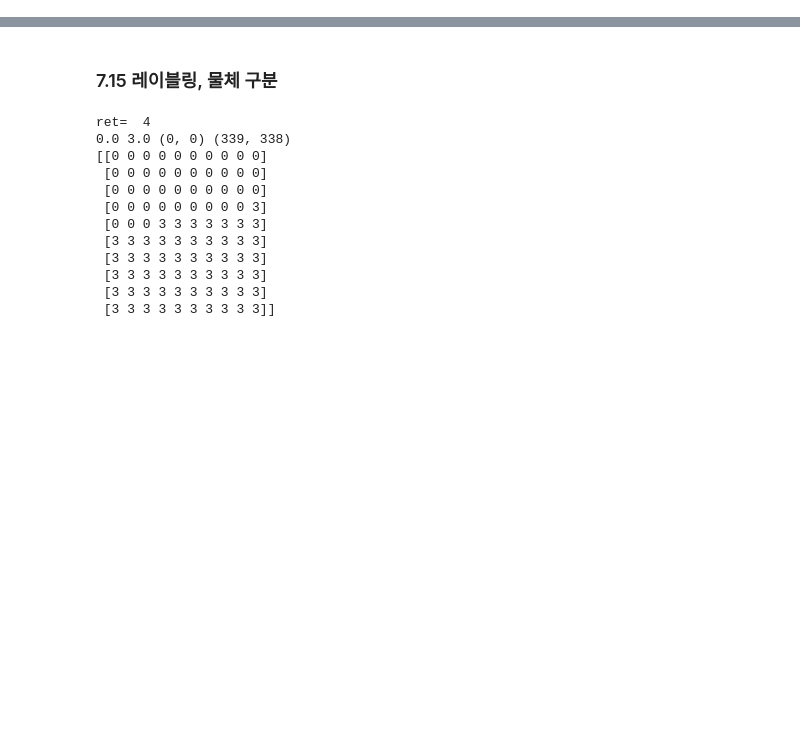
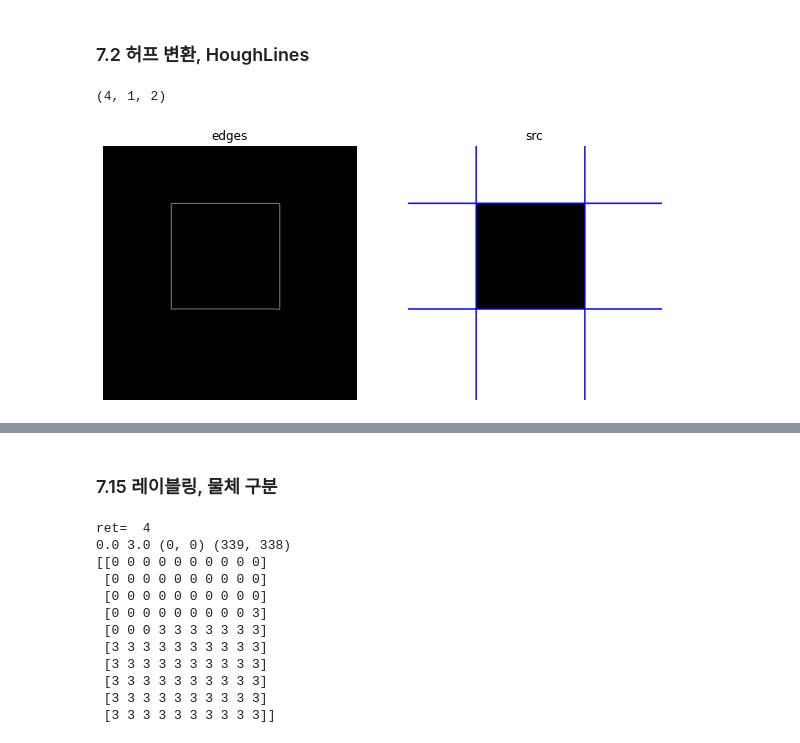
Before and after one commit to sedoll/knu_opencv, a Jupyter notebook: chap07/9week.ipynb, the cells around one changed output, grey strips where cells are left out. Saved outputs shown, nothing was run; the diff lists cells and outputs as text; code cells hidden in the pictures; blank space fills up the shorter version.

```diff
--- a/chap07/9week.ipynb
+++ b/chap07/9week.ipynb
@@ -0,0 +26,55 @@
+# %% [markdown]
+### 7.2 허프 변환, HoughLines
+# %%
+import cv2
+import numpy as np
+from matplotlib import pyplot as plt
+
+src = cv2.imread('c:/data/rect.jpg')
+gray = cv2.cvtColor(src, cv2.COLOR_BGR2GRAY)
+edges = cv2.Canny(gray, 50 ,100)
+
+# 허프 변환을 통해 선 검출
+# rho = 1, 작을 수록 정교해짐 (0~1)
+# theta = np.pi/180.0, 각도의 간격 pi/180은 간격이 1도씩이다. (np.pi/0~180)
+# threshold = 100, 100보다 큰 값들을 edge로 한다. (작은 값: 정확도 감소, 검출 개수 증가 / 큰 값: 정확도 증가, 검출 개수 감소)
+lines = cv2.HoughLines(edges, 1, np.pi/180.0, 100)
+print(lines.shape)
+
+for line in lines:
+    rho, theta = line[0]
+    # cos, sin
+    c = np.cos(theta)
+    s = np.sin(theta)
+
+    # x, y 기준(절편) 좌표
+    x0 = c * rho
+    y0 = s * rho
+
+    # 직선 방정식으로 그리기 위한 시작점, 끝점 계산
+    x1 = int(x0 + 1000 * (-s))
+    y1 = int(y0 + 1000 * (c))
+    x2 = int(x0 - 1000 * (-s))
+    y2 = int(y0 - 1000 * (c))
+
+    # 원본에 선 그림
+    cv2.line(src, (x1, y1), (x2, y2), (0, 0, 255), 2)
+
+fig, ax = plt.subplots(1, 2, figsize = (10, 10)) # 2 x 2 서브플롯을 (10, 10)의 크기로 생성
+fig.canvas.manager.set_window_title('plt') # 창 이름
+
+ax[0].axis('off')
+ax[0].set_title('edges')
+ax[0].imshow(edges, cmap='gray')
+
+ax[1].axis('off')
+ax[1].set_title('src')
+ax[1].imshow(src)
+
+# cv2.imshow('edges', edges)
+# cv2.imshow('src', src)
+# cv2.waitKey()
+# cv2.destroyAllWindows()
+# %% [output]
+(4, 1, 2)
+[figure, added]
```
Also changed, not shown: parts of 6 cells of this notebook.
